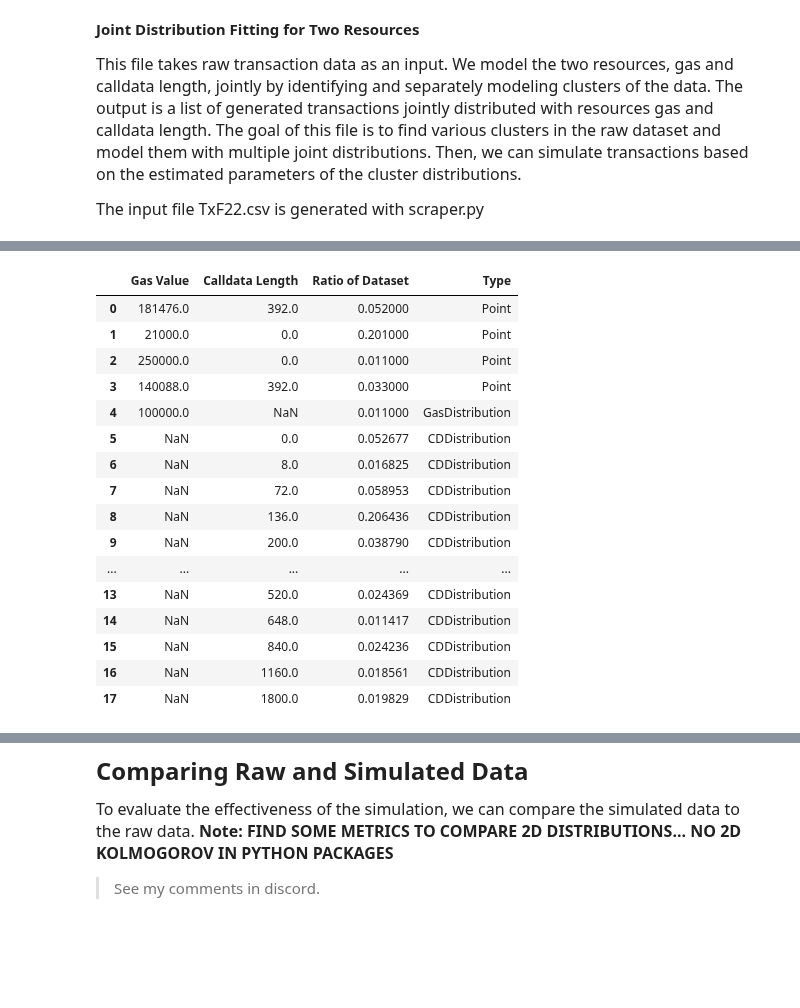
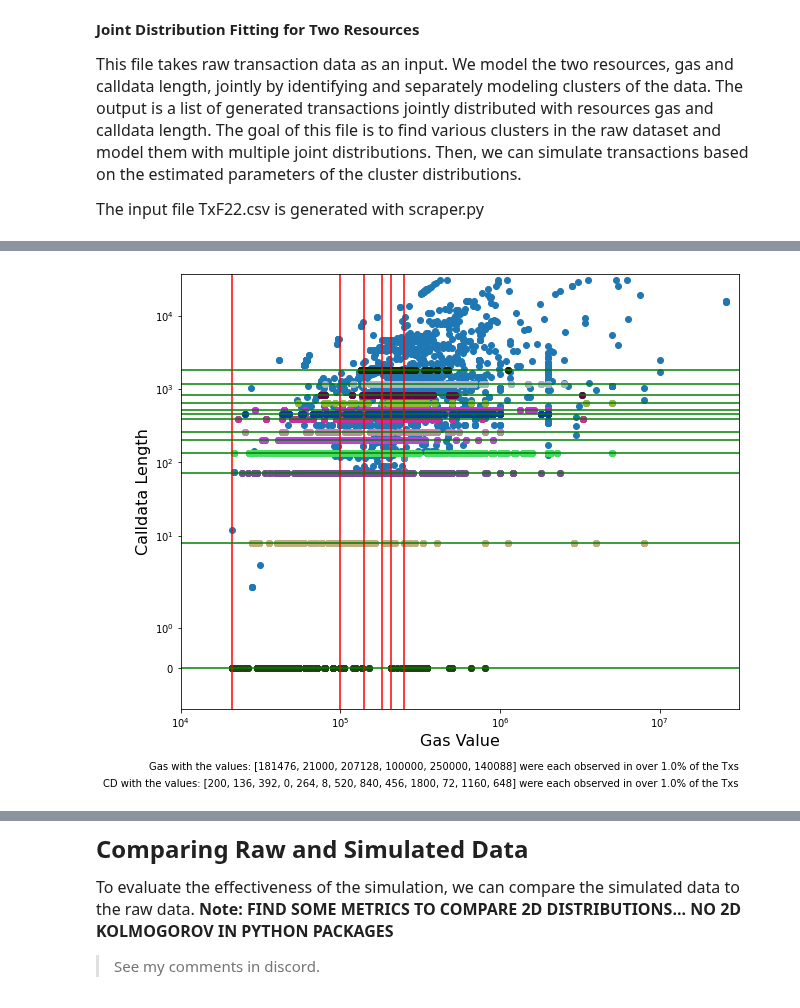
Before and after one commit to teohyikhaw/camcos, a Jupyter notebook: simulations/notebooks/meip-1559_Joint_Distribution_Fitting.ipynb, the cells around one changed output, grey strips where cells are left out. Cells and saved outputs as stored; diff of their text form; code cells hidden in the pictures; blank space fills up the shorter version.

Commit message:
cleaned joint file and added generation vs raw plots for marg and joint

```diff
--- a/simulations/notebooks/meip-1559_Joint_Distribution_Fitting.ipynb
+++ b/simulations/notebooks/meip-1559_Joint_Distribution_Fitting.ipynb
@@ -179,25 +133,62 @@ commonDFRemainingCallData['Type'] = 'CDDistribution'
 
 tempDf=commonDf.merge(commonDFRemainingGas, how='outer', on=['Gas Value','Ratio of Dataset','Type'])
 specialGeneration=tempDf.merge(commonDFRemainingCallData, how='outer', on=['Calldata Length','Ratio of Dataset','Type']).drop(columns=['# times in set','# Corresponding CD Values in Set After Point Generation','# Corresponding Gas Values in Set After Point Generation'])
-display(specialGeneration)
-# %% [output]
-|  | Gas Value | Calldata Length | Ratio of Dataset | Type |
-| 0 | 181476.0 | 392.0 | 0.052000 | Point |
-| 1 | 21000.0 | 0.0 | 0.201000 | Point |
-| 2 | 250000.0 | 0.0 | 0.011000 | Point |
-| 3 | 140088.0 | 392.0 | 0.033000 | Point |
-| 4 | 100000.0 | NaN | 0.011000 | GasDistribution |
-| 5 | NaN | 0.0 | 0.052677 | CDDistribution |
-| 6 | NaN | 8.0 | 0.016825 | CDDistribution |
-| 7 | NaN | 72.0 | 0.058953 | CDDistribution |
-| 8 | NaN | 136.0 | 0.206436 | CDDistribution |
-| 9 | NaN | 200.0 | 0.038790 | CDDistribution |
-| ... | ... | ... | ... | ... |
-| 13 | NaN | 520.0 | 0.024369 | CDDistribution |
-| 14 | NaN | 648.0 | 0.011417 | CDDistribution |
-| 15 | NaN | 840.0 | 0.024236 | CDDistribution |
-| 16 | NaN | 1160.0 | 0.018561 | CDDistribution |
-| 17 | NaN | 1800.0 | 0.019829 | CDDistribution |
+# %%
+#Create plots of CD vs Gas
+fig, ax = plt.subplots(figsize=(10,8))
+ax.scatter(df['TxGas'],df['TxCallData'])
+ax.set_xscale('symlog')
+ax.set_yscale('symlog')
+
+colors = []
+for i in range(len(commonCallData)):
+    random.seed(i*22)
+    colors.append('#%06X' % randint(0, 0xFFFFFF))
+
+ss=0
+for i in commonCallData:
+    ax.scatter(df[df['TxCallData']==i].TxGas,df[df['TxCallData']==i].TxCallData,color=colors[ss])
+    ax.set_xscale('symlog')
+    ax.set_yscale('symlog')
+    ss=ss+1
+
+colors2 = []
+for i in range(len(commonGas)):
+    random.seed(i*8)
+    colors2.append('#%06X' % randint(0, 0xFFFFFF))
+
+sss=0
+for i in commonGas:
+    ax.scatter(df[df['TxGas']==i].TxGas,df[df['TxGas']==i].TxCallData,color=colors2[sss])
+    ax.set_xscale('symlog')
+    ax.set_yscale('symlog')
+    sss=sss+1
+
+
+ss=0
+for i in commonCallData:
+    ax.scatter(df[df['TxCallData']==i].TxGas,df[df['TxCallData']==i].TxCallData,color=colors[ss])
+    ax.set_xscale('symlog')
+    ax.set_yscale('symlog')
+    ss=ss+1
+
+
+
+for i in range(len(commonGas)):
+    plt.axvline(x=commonGas[i],color='r')
+for i in range(len(commonCallData)):
+    plt.axhline(y=commonCallData[i],color='g')
+
+ax.annotate('Gas with the values: '+str(commonGas)+' were each observed in over '+str(100*ratioLimitGas)+'% of the Txs',xy = (1, -0.13),xycoords='axes fraction',ha='right',va="center",fontsize=10)
+ax.annotate('CD with the values: '+str(commonCallData)+' were each observed in over '+str(100*ratioLimitCallData)+'% of the Txs',xy = (1, -0.17),xycoords='axes fraction',ha='right',va="center",fontsize=10)
+plt.xlabel('Gas Value', fontsize=16)
+plt.ylabel('Calldata Length', fontsize=16)
+plt.xlim([1e4, np.max(df.TxGas)*1.2])
+plt.ylim([-1, np.max(df.TxCallData)*1.2])
+
+plt.show()
+# %% [output]
+[figure, added]
 # %% [markdown]
 <font size="5">**Cluster Identification Chart**
 
```
Also changed, not shown: parts of 32 cells of this notebook.
